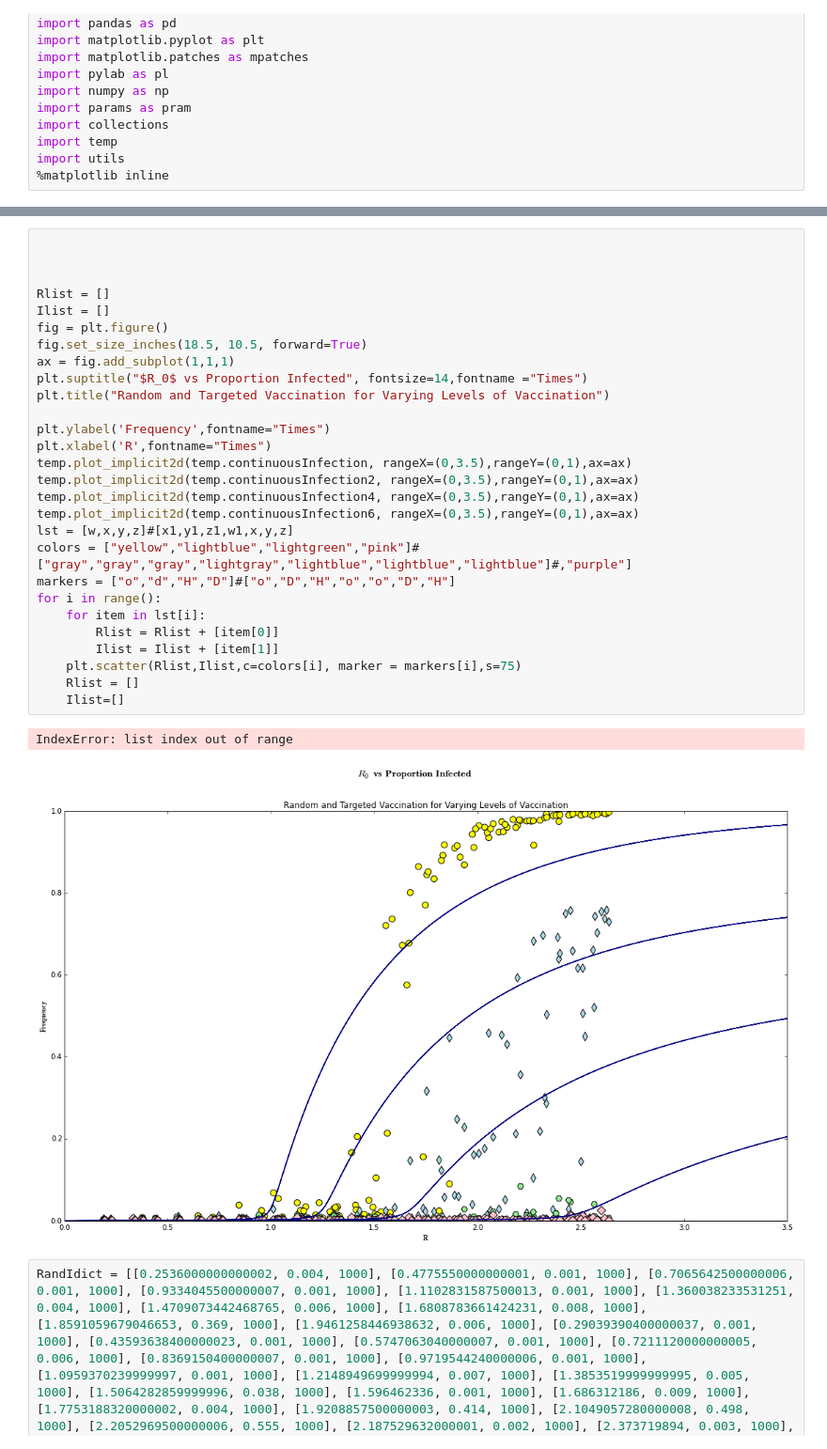
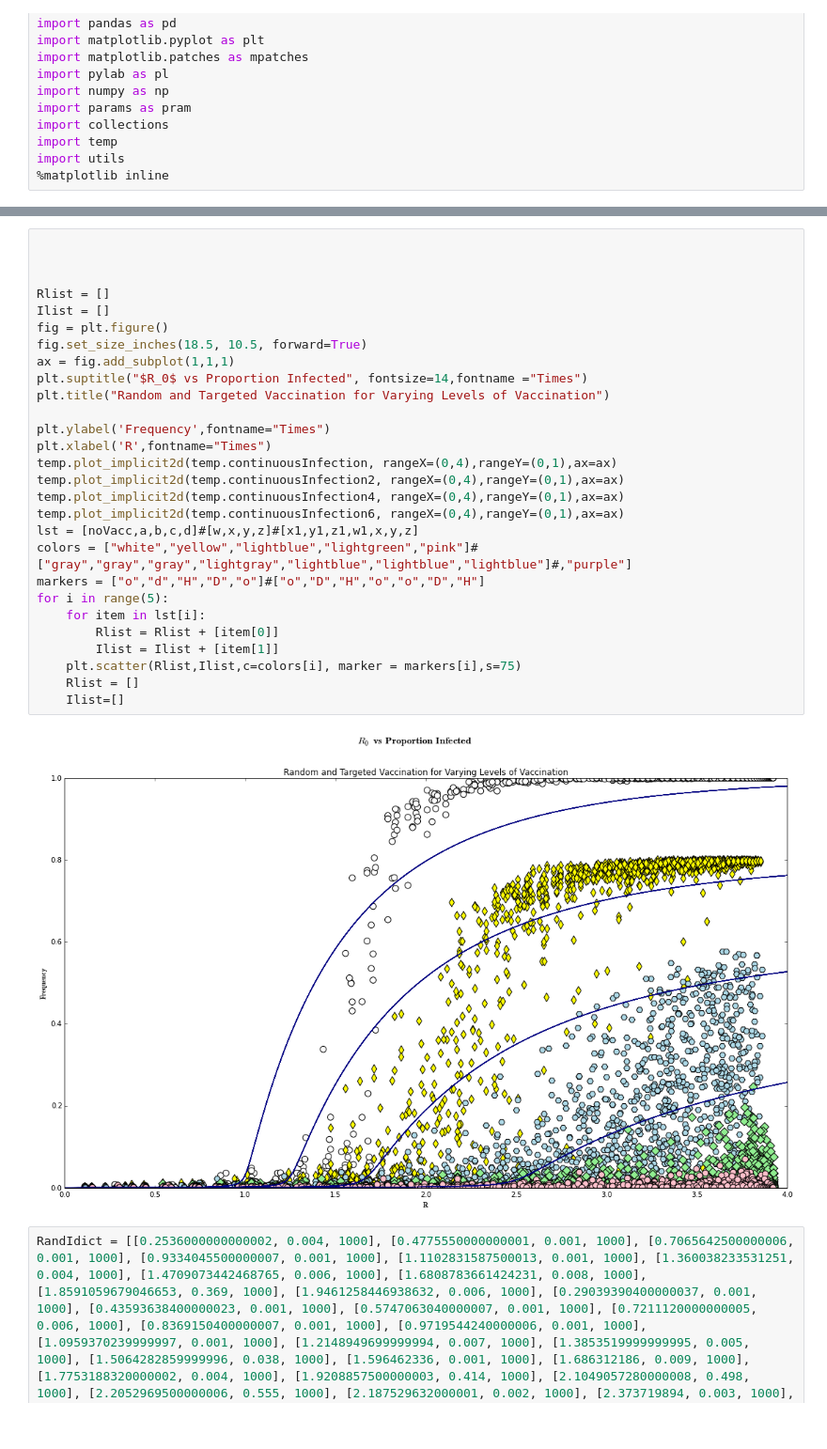
Before and after one commit to erinellefsen/summer2015, a Jupyter notebook: RandIgraph - prop infected.ipynb, the cells around one changed output, grey strips where cells are left out. Shown at 94% size. Drawn from its saved outputs; the diff is of its cells as text.

```diff
--- a/RandIgraph - prop infected.ipynb
+++ b/RandIgraph - prop infected.ipynb
@@ -98,34 +97,33 @@ z = [[0.19360000000000016, 0.001, 1000], [0.37752000000000013, 0.001, 1000], [0.
 # %%
 
 
 
 Rlist = []
 Ilist = []
 fig = plt.figure()
 fig.set_size_inches(18.5, 10.5, forward=True)
 ax = fig.add_subplot(1,1,1)
 plt.suptitle("$R_0$ vs Proportion Infected", fontsize=14,fontname ="Times")
 plt.title("Random and Targeted Vaccination for Varying Levels of Vaccination")
 
 plt.ylabel('Frequency',fontname="Times")
 plt.xlabel('R',fontname="Times")
-temp.plot_implicit2d(temp.continuousInfection, rangeX=(0,3.5),rangeY=(0,1),ax=ax)
-temp.plot_implicit2d(temp.continuousInfection2, rangeX=(0,3.5),rangeY=(0,1),ax=ax)
-temp.plot_implicit2d(temp.continuousInfection4, rangeX=(0,3.5),rangeY=(0,1),ax=ax)
-temp.plot_implicit2d(temp.continuousInfection6, rangeX=(0,3.5),rangeY=(0,1),ax=ax)
-lst = [w,x,y,z]#[x1,y1,z1,w1,x,y,z]
-colors = ["yellow","lightblue","lightgreen","pink"]#["gray","gray","gray","lightgray","lightblue","lightblue","lightblue"]#,"purple"]
-markers = ["o","d","H","D"]#["o","D","H","o","o","D","H"]
-for i in range():
+temp.plot_implicit2d(temp.continuousInfection, rangeX=(0,4),rangeY=(0,1),ax=ax)
+temp.plot_implicit2d(temp.continuousInfection2, rangeX=(0,4),rangeY=(0,1),ax=ax)
+temp.plot_implicit2d(temp.continuousInfection4, rangeX=(0,4),rangeY=(0,1),ax=ax)
+temp.plot_implicit2d(temp.continuousInfection6, rangeX=(0,4),rangeY=(0,1),ax=ax)
+lst = [noVacc,a,b,c,d]#[w,x,y,z]#[x1,y1,z1,w1,x,y,z]
+colors = ["white","yellow","lightblue","lightgreen","pink"]#["gray","gray","gray","lightgray","lightblue","lightblue","lightblue"]#,"purple"]
+markers = ["o","d","H","D","o"]#["o","D","H","o","o","D","H"]
+for i in range(5):
     for item in lst[i]:
         Rlist = Rlist + [item[0]]
         Ilist = Ilist + [item[1]]
     plt.scatter(Rlist,Ilist,c=colors[i], marker = markers[i],s=75)
     Rlist = []
     Ilist=[]
 # %% [output]
-IndexError: list index out of range
-[figure, old version]
+[figure, new version]
 # %%
 RandIdict = [[0.2536000000000002, 0.004, 1000], [0.4775550000000001, 0.001, 1000], [0.7065642500000006, 0.001, 1000], [0.9334045500000007, 0.001, 1000], [1.1102831587500013, 0.001, 1000], [1.360038233531251, 0.004, 1000], [1.4709073442468765, 0.006, 1000], [1.6808783661424231, 0.008, 1000], [1.8591059679046653, 0.369, 1000], [1.9461258446938632, 0.006, 1000], [0.29039390400000037, 0.001, 1000], [0.43593638400000023, 0.001, 1000], [0.5747063040000007, 0.001, 1000], [0.7211120000000005, 0.006, 1000], [0.8369150400000007, 0.001, 1000], [0.9719544240000006, 0.001, 1000], [1.0959370239999997, 0.001, 1000], [1.2148949699999994, 0.007, 1000], [1.3853519999999995, 0.005, 1000], [1.5064282859999996, 0.038, 1000], [1.596462336, 0.001, 1000], [1.686312186, 0.009, 1000], [1.7753188320000002, 0.004, 1000], [1.9208857500000003, 0.414, 1000], [2.1049057280000008, 0.498, 1000], [2.2052969500000006, 0.555, 1000], [2.187529632000001, 0.002, 1000], [2.373719894, 0.003, 1000], [2.4351200000000004, 0.001, 1000], [2.516554404000001, 0.003, 1000], [2.620934624000001, 0.618, 1000], [2.6792923100000006, 0.663, 1000], [2.880297216000001, 0.678, 1000], [2.90103125, 0.011, 1000], [3.0523904319999997, 0.707, 1000], [2.93882823, 0.666, 1000], [3.1600835839999997, 0.703, 1000], [3.1706354820000007, 0.717, 1000], [3.493926, 0.74, 1000], [3.31045063, 0.722, 1000]]
 RandIdict2 = [[0.2520000000000002, 0.001, 1000], [0.4990050000000002, 0.004, 1000], [0.6880230000000005, 0.006, 1000], [0.9000156750000007, 0.001, 1000], [1.1600513525000011, 0.08, 1000], [1.342024482093751, 0.001, 1000], [1.4926270589281265, 0.38, 1000], [1.7051120950896106, 0.493, 1000], [1.904955041098814, 0.554, 1000], [2.0745300241375824, 0.608, 1000], [0.2895705920000004, 0.001, 1000], [0.4114848240000002, 0.002, 1000], [0.5885379840000007, 0.001, 1000], [0.7037117500000005, 0.001, 1000], [0.8596167840000006, 0.002, 1000], [1.0075614500000007, 0.043, 1000], [1.1180682239999997, 0.003, 1000], [1.1951806499999995, 0.001, 1000], [1.3544579999999995, 0.005, 1000], [1.4509624579999998, 0.001, 1000], [1.621944576, 0.516, 1000], [1.6965570960000003, 0.001, 1000], [1.8262709920000002, 0.616, 1000], [1.9108530000000004, 0.632, 1000], [2.0951306240000007, 0.636, 1000], [2.1110900900000003, 0.655, 1000], [2.2628998080000007, 0.676, 1000], [2.2987504540000003, 0.678, 1000], [2.5083200000000003, 0.69, 1000], [2.592598554000001, 0.698, 1000], [2.6902937600000008, 0.714, 1000], [2.676031508000001, 0.746, 1000], [2.851123968000001, 0.725, 1000], [2.88021875, 0.751, 1000], [2.8977486719999996, 0.727, 1000], [3.0781323540000005, 0.751, 1000], [3.1387740159999997, 0.755, 1000], [3.2887798580000007, 0.756, 1000], [3.270546, 0.756, 1000], [3.352083072, 0.768, 1000]]
```
Also changed, not shown: parts of 4 cells of this notebook, 16 other files.
